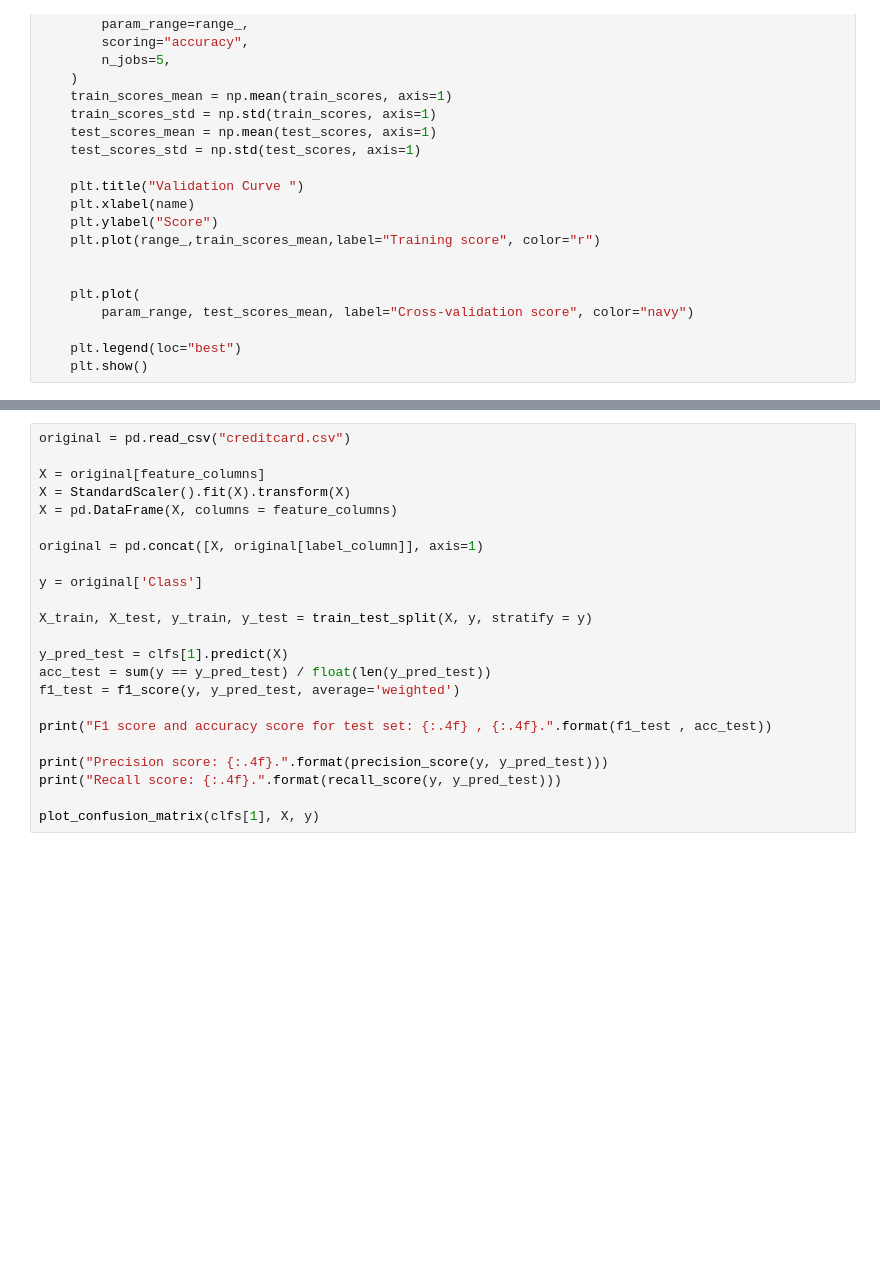
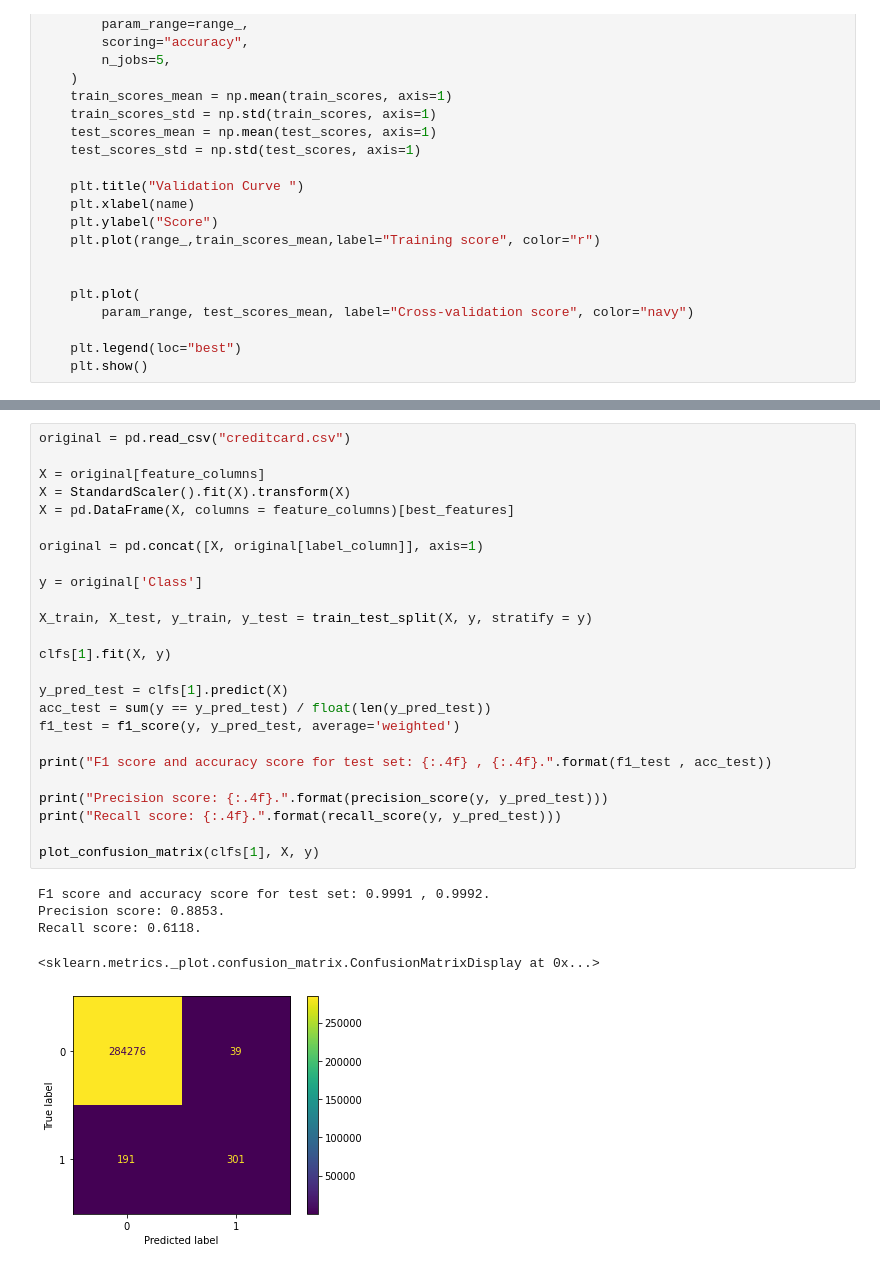
Before and after one commit to alexandreserras/Credit-Card-Fraud-Detection, a Jupyter notebook: Project.ipynb, the cells around one changed output, grey strips where cells are left out. Cells and saved outputs as stored; diff of their text form; blank space fills up the shorter version.

```diff
--- a/Project.ipynb
+++ b/Project.ipynb
@@ -706,23 +795,31 @@ val_curvve(MLPClassifier(max_iter=1000),X_train,y_train,"alpha",param_range)
 # %%
 original = pd.read_csv("creditcard.csv")
 
 X = original[feature_columns]
 X = StandardScaler().fit(X).transform(X)
-X = pd.DataFrame(X, columns = feature_columns)
+X = pd.DataFrame(X, columns = feature_columns)[best_features]
 
 original = pd.concat([X, original[label_column]], axis=1)
 
 y = original['Class']
 
 X_train, X_test, y_train, y_test = train_test_split(X, y, stratify = y)
+
+clfs[1].fit(X, y)
 
 y_pred_test = clfs[1].predict(X)
 acc_test = sum(y == y_pred_test) / float(len(y_pred_test))
 f1_test = f1_score(y, y_pred_test, average='weighted')
 
 print("F1 score and accuracy score for test set: {:.4f} , {:.4f}.".format(f1_test , acc_test))
 
 print("Precision score: {:.4f}.".format(precision_score(y, y_pred_test)))
 print("Recall score: {:.4f}.".format(recall_score(y, y_pred_test)))
 
 plot_confusion_matrix(clfs[1], X, y)
+# %% [output]
+F1 score and accuracy score for test set: 0.9991 , 0.9992.
+Precision score: 0.8853.
+Recall score: 0.6118.
+<sklearn.metrics._plot.confusion_matrix.ConfusionMatrixDisplay at 0x...>
+[figure, added]
```
Also changed, not shown: parts of 7 cells of this notebook.
